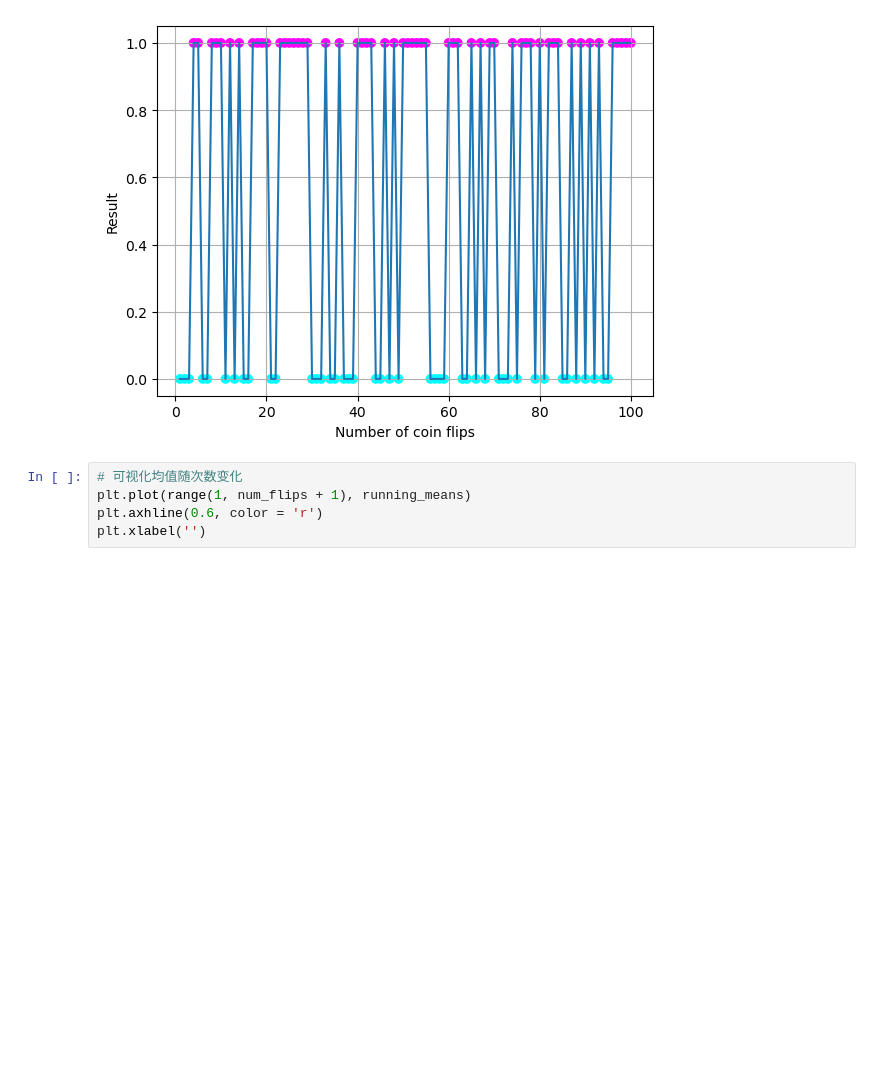
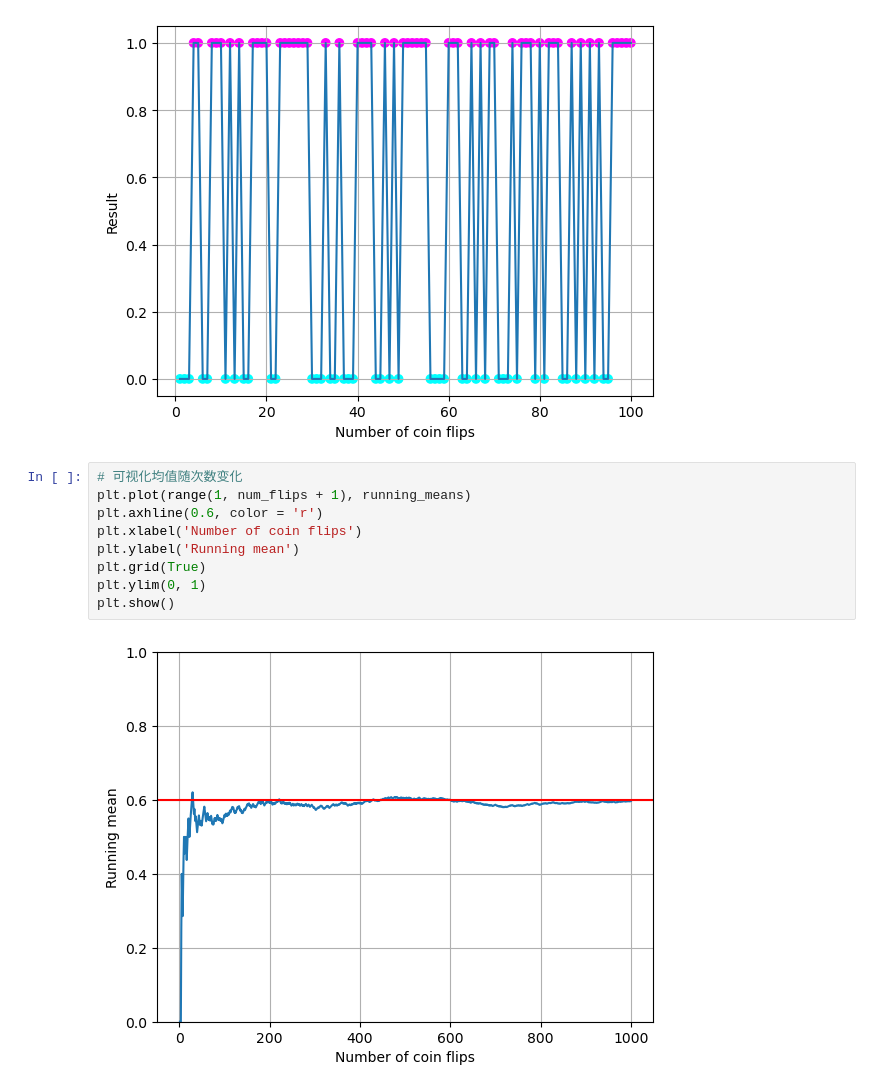
Before and after one commit to YangJiajun2001/deeplearning-from-zero, a Jupyter notebook: 实践代码/week5/BK1/头重脚轻的硬币.ipynb, the cells around one changed output. Saved outputs shown, nothing was run; the diff lists cells and outputs as text; blank space fills up the shorter version.

```diff
--- a/实践代码/week5/BK1/头重脚轻的硬币.ipynb
+++ b/实践代码/week5/BK1/头重脚轻的硬币.ipynb
@@ -29,5 +29,11 @@ plt.show()
 # %%
 # 可视化均值随次数变化
 plt.plot(range(1, num_flips + 1), running_means)
 plt.axhline(0.6, color = 'r')
-plt.xlabel('')
+plt.xlabel('Number of coin flips')
+plt.ylabel('Running mean')
+plt.grid(True)
+plt.ylim(0, 1)
+plt.show()
+# %% [output]
+[figure, added]
```
Also changed, not shown: 1 other file.
